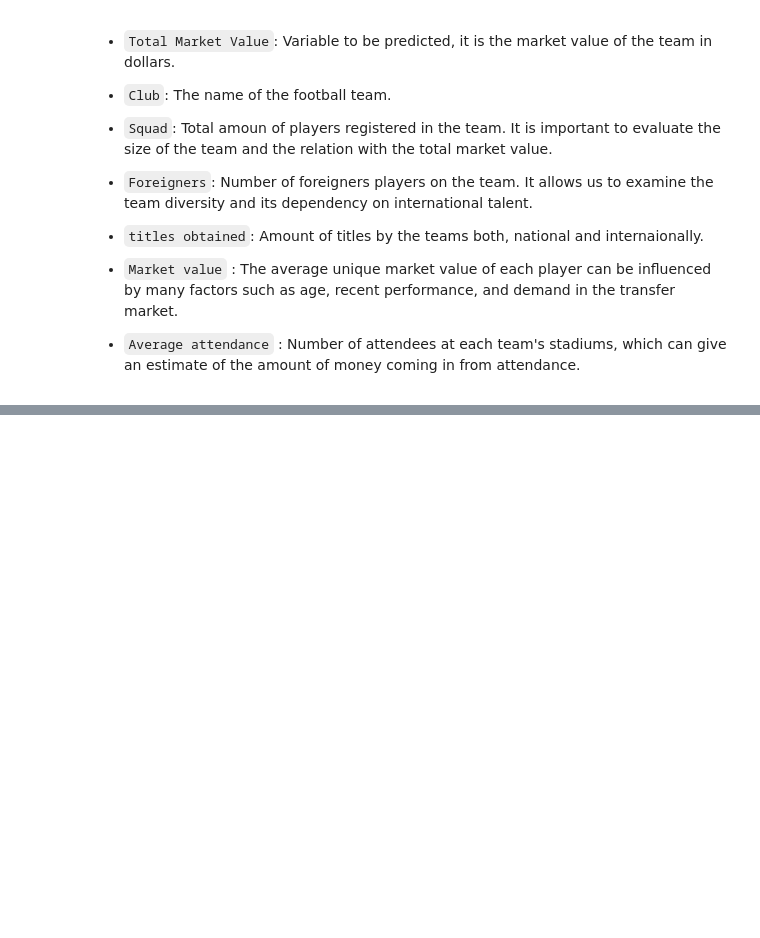
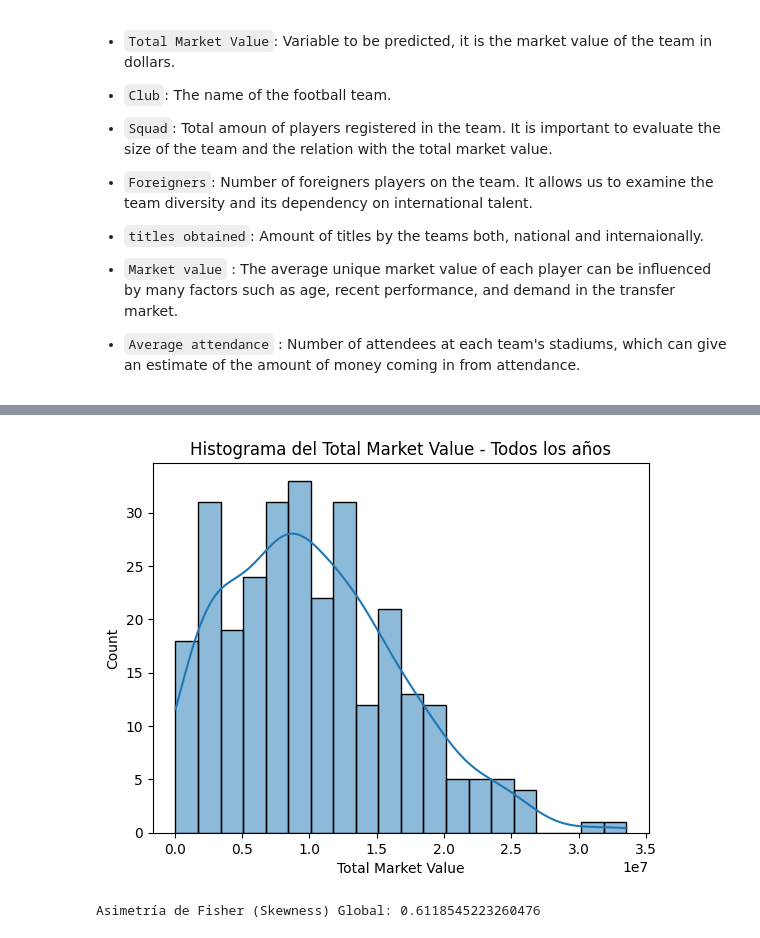
Before and after one commit to Eblasan71/TotalMarketValue, a Jupyter notebook: TotalMarketValue.ipynb, the cells around one changed output, grey strips where cells are left out. Drawn from its saved outputs; the diff is of its cells as text; code cells hidden in the pictures; blank space fills up the shorter version.

```diff
--- a/TotalMarketValue.ipynb
+++ b/TotalMarketValue.ipynb
@@ -201,0 +172,17 @@ Asimetría de Fisher (Skewness) Global: 0.6118545223260476
+# %%
+# Histogram with KDE
+
+sns.histplot(df_combined['total market value'], bins=20, kde=True)
+plt.title('Histograma del Total Market Value - Todos los años')
+plt.xlabel('Total Market Value')
+
+
+
+# Cálculo de la asimetría de Fisher (Skewness) para los datos completos
+fisher_skewness_global = skew(df_combined['total market value'])
+
+plt.show()
+print(f"Asimetría de Fisher (Skewness) Global: {fisher_skewness_global}")
+# %% [output]
+[figure, added]
+Asimetría de Fisher (Skewness) Global: 0.6118545223260476
```
Also changed, not shown: parts of 11 cells of this notebook.
